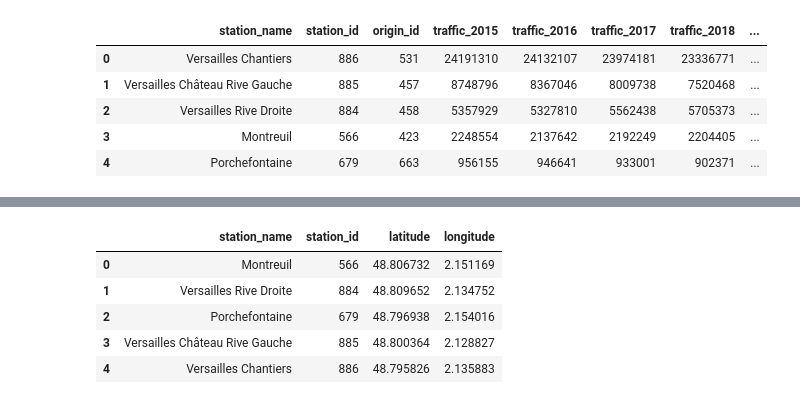
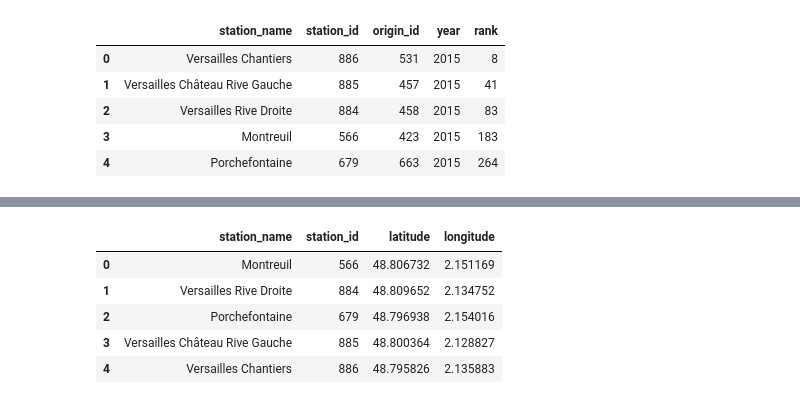
Before and after one commit to lucas-lfp/even-flow__railway-traffic-dashboard, a Jupyter notebook: ef_versailles.ipynb, the cells around one changed output, grey strips where cells are left out. Saved outputs shown, nothing was run; the diff lists cells and outputs as text; code cells hidden in the pictures.

```diff
--- a/ef_versailles.ipynb
+++ b/ef_versailles.ipynb
@@ -31,24 +31,27 @@ test.head()
 # %%
 traffic = pd.read_csv('ef_versailles.csv')
 traffic = traffic.drop(["Network", "Longitude", 'Latitude', "City", "Postcode", "dept"], axis = 1)
 traffic = traffic.rename(columns = {excol:str(excol).lower() for excol in traffic.columns})
 traffic[["traffic_2015","traffic_2016","traffic_2017","traffic_2018","traffic_2019","traffic_2020","traffic_2021","traffic_2022","traffic_pre_cov","traffic_pre_cov_sd"]] = traffic[["traffic_2015","traffic_2016","traffic_2017","traffic_2018","traffic_2019","traffic_2020","traffic_2021","traffic_2022","traffic_pre_cov","traffic_pre_cov_sd"]].astype('int')
 traffic[["rank_rer_2015","rank_rer_2016","rank_rer_2017","rank_rer_2018","rank_rer_2019","rank_rer_2020","rank_rer_2021","rank_rer_2022"]] = traffic[["rank_rer_2015","rank_rer_2016","rank_rer_2017","rank_rer_2018","rank_rer_2019","rank_rer_2020","rank_rer_2021","rank_rer_2022"]].astype('int')
 traffic.loc[traffic["origin_id"] == 531, "station_name"] = "Versailles Chantiers"
 traffic.loc[traffic["origin_id"] == 457, "station_name"] = "Versailles Château Rive Gauche"
 traffic.loc[traffic["origin_id"] == 458, "station_name"] = "Versailles Rive Droite"
 traffic.loc[traffic["origin_id"] == 423, "station_name"] = "Montreuil"
 traffic.loc[traffic["origin_id"] == 663, "station_name"] = "Porchefontaine"
 traffic['station_id'] = traffic['station_name'].map(stif_code)
 traffic = traffic[["station_name", "station_id", "origin_id", "traffic_2015","traffic_2016","traffic_2017","traffic_2018","traffic_2019","traffic_2020","traffic_2021","traffic_2022","traffic_pre_cov","traffic_pre_cov_sd", "covid_drop_2020","covid_drop_2021","traffic_2020_2021", "rank_rer_2015","rank_rer_2016","rank_rer_2017","rank_rer_2018","rank_rer_2019","rank_rer_2020","rank_rer_2021","rank_rer_2022"]]
+traffic = traffic.drop(["traffic_2015","traffic_2016","traffic_2017","traffic_2018","traffic_2019","traffic_2020","traffic_2021","traffic_2022","traffic_pre_cov","traffic_pre_cov_sd", "covid_drop_2020","covid_drop_2021","traffic_2020_2021"], axis = 1)
+traffic = traffic.rename(columns = {"rank_rer_2015" : 2015, "rank_rer_2016" : 2016, "rank_rer_2017" : 2017, "rank_rer_2018" : 2018, "rank_rer_2019" : 2019, "rank_rer_2020" : 2020, "rank_rer_2021" : 2021, "rank_rer_2022" : 2022})
+traffic = pd.melt(traffic, id_vars = ['station_name', 'station_id', 'origin_id'], var_name = "year", value_name = "rank")
 traffic.head()
 # %% [output]
-|  | station_name | station_id | origin_id | traffic_2015 | traffic_2016 | traffic_2017 | traffic_2018 | ... |
-| 0 | Versailles Chantiers | 886 | 531 | 24191310 | 24132107 | 23974181 | 23336771 | ... |
-| 1 | Versailles Château Rive Gauche | 885 | 457 | 8748796 | 8367046 | 8009738 | 7520468 | ... |
-| 2 | Versailles Rive Droite | 884 | 458 | 5357929 | 5327810 | 5562438 | 5705373 | ... |
-| 3 | Montreuil | 566 | 423 | 2248554 | 2137642 | 2192249 | 2204405 | ... |
-| 4 | Porchefontaine | 679 | 663 | 956155 | 946641 | 933001 | 902371 | ... |
+|  | station_name | station_id | origin_id | year | rank |
+| 0 | Versailles Chantiers | 886 | 531 | 2015 | 8 |
+| 1 | Versailles Château Rive Gauche | 885 | 457 | 2015 | 41 |
+| 2 | Versailles Rive Droite | 884 | 458 | 2015 | 83 |
+| 3 | Montreuil | 566 | 423 | 2015 | 183 |
+| 4 | Porchefontaine | 679 | 663 | 2015 | 264 |
 # %%
 # 2015
 
```
Also changed, not shown: parts of 5 cells of this notebook.
